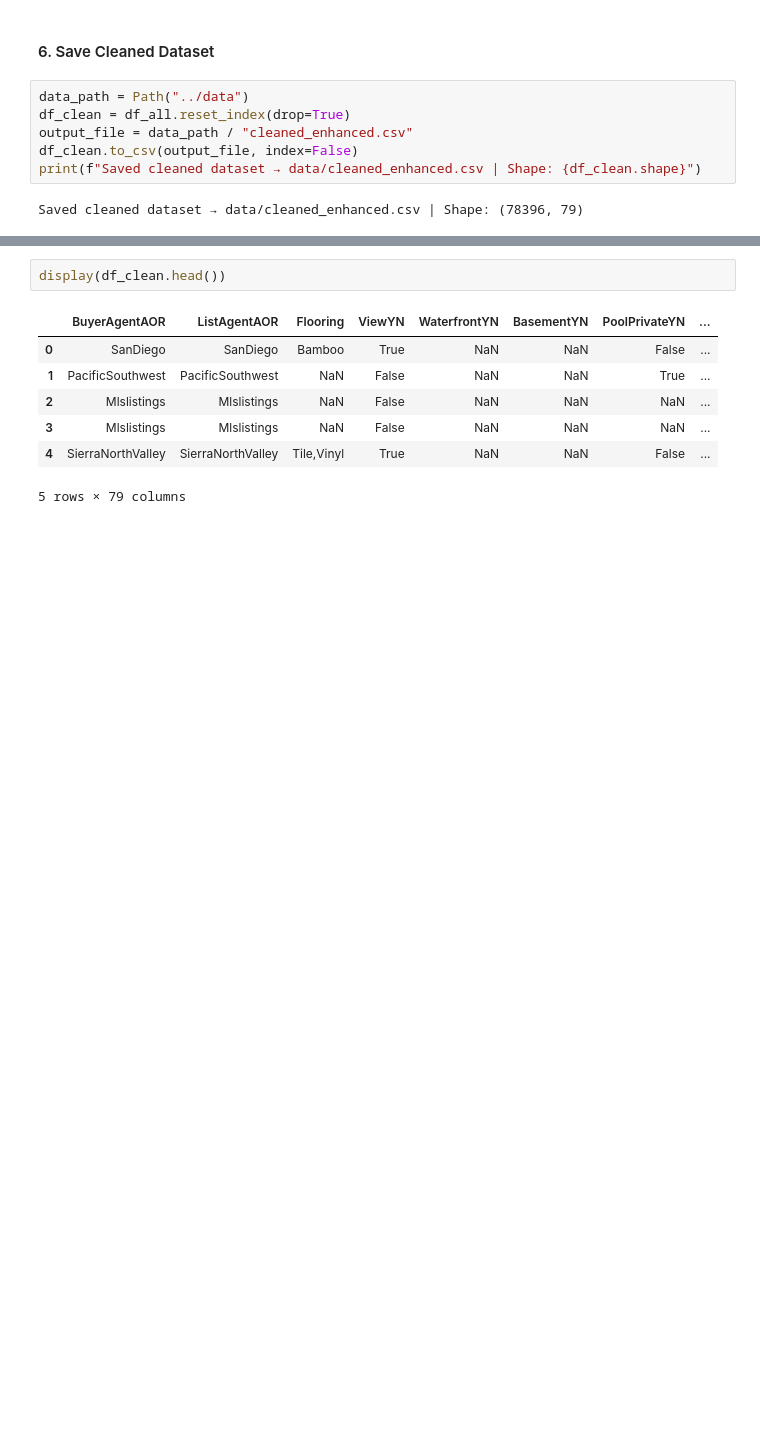
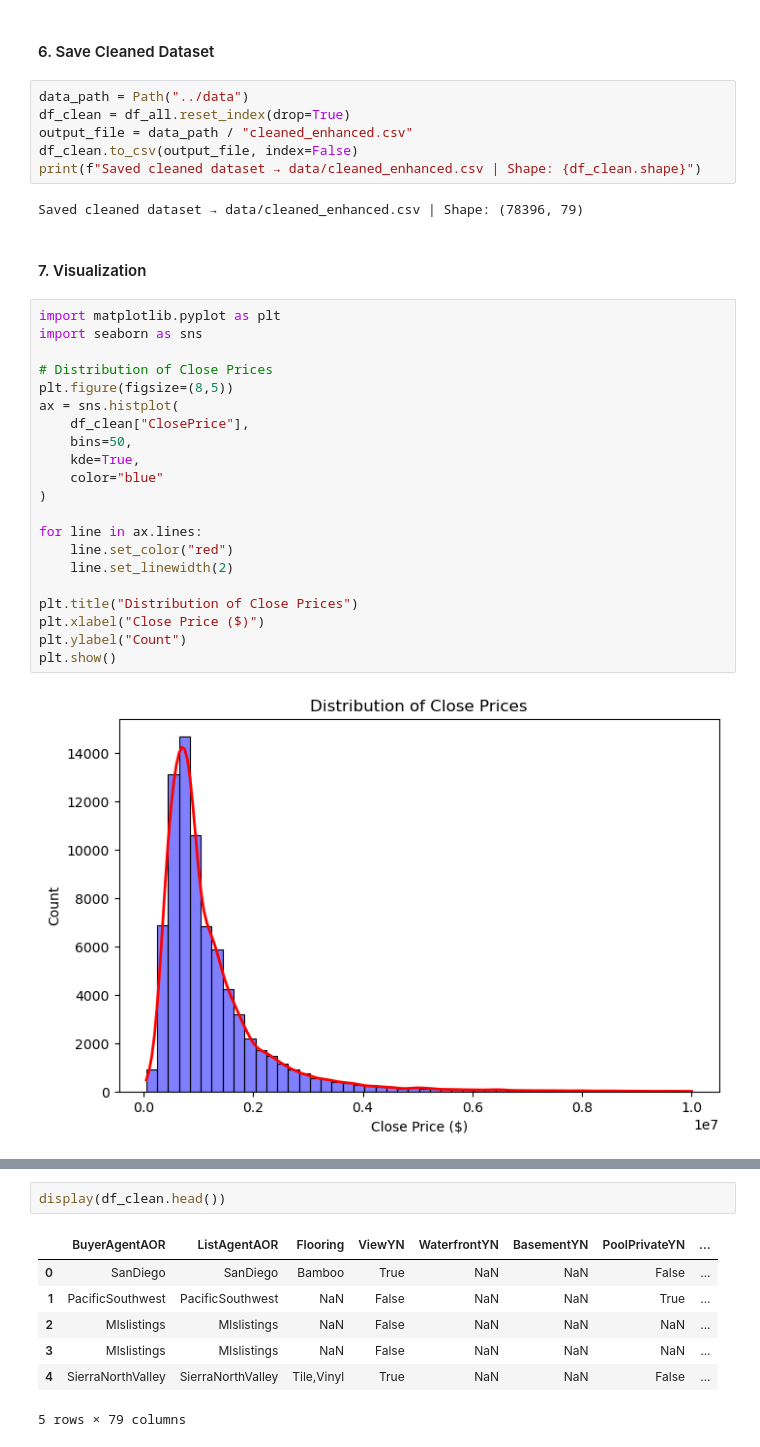
Before and after one commit to stephaniepatriciaans/Home_Price_Predictions, a Jupyter notebook: notebooks/Task 1: Data Exploration & Preprocessing.ipynb, the cells around one changed output, grey strips where cells are left out. Cells and saved outputs as stored; diff of their text form; blank space fills up the shorter version.

```diff
--- a/notebooks/Task 1: Data Exploration & Preprocessing.ipynb
+++ b/notebooks/Task 1: Data Exploration & Preprocessing.ipynb
@@ -78,3 +78,28 @@ df_clean.to_csv(output_file, index=False)
 print(f"Saved cleaned dataset → data/cleaned_enhanced.csv | Shape: {df_clean.shape}")
 # %% [output]
 Saved cleaned dataset → data/cleaned_enhanced.csv | Shape: (78396, 79)
+# %% [markdown]
+#### 7. Visualization
+# %%
+import matplotlib.pyplot as plt
+import seaborn as sns
+
+# Distribution of Close Prices
+plt.figure(figsize=(8,5))
+ax = sns.histplot(
+    df_clean["ClosePrice"],
+    bins=50,
+    kde=True,
+    color="blue"
+)
+
+for line in ax.lines:
+    line.set_color("red")
+    line.set_linewidth(2)
+
+plt.title("Distribution of Close Prices")
+plt.xlabel("Close Price ($)")
+plt.ylabel("Count")
+plt.show()
+# %% [output]
+[figure, added]
```
Also changed, not shown: parts of 3 cells of this notebook, 2 other files.
